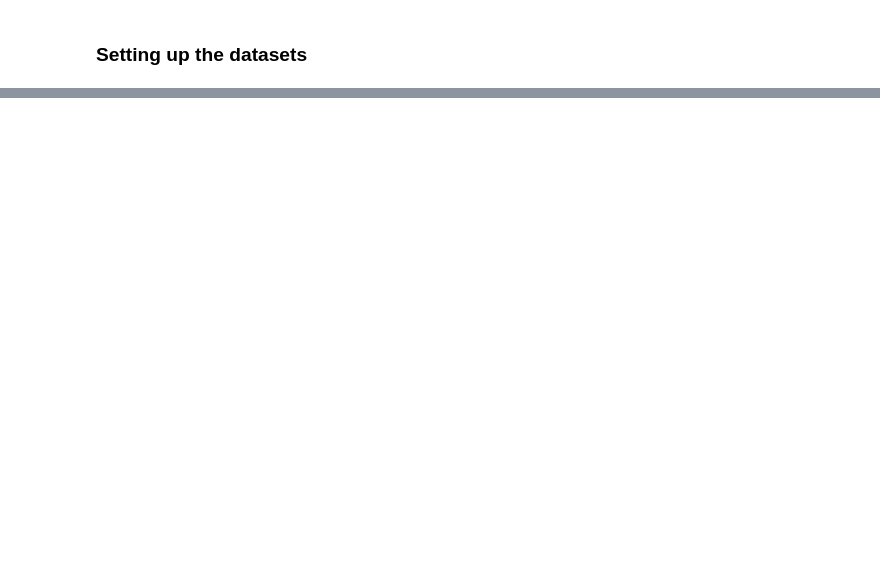
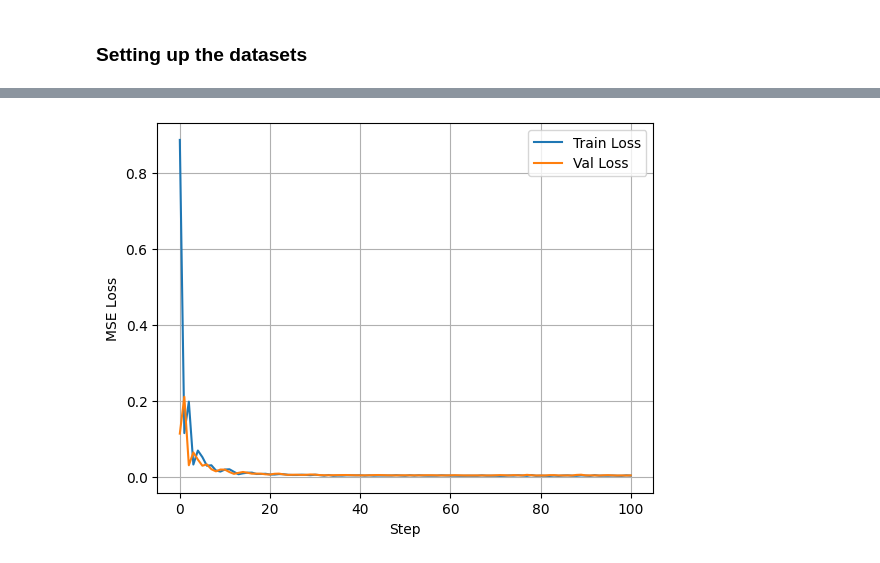
Before and after one commit to aryangarg794/four_room, a Jupyter notebook: regression.ipynb, the cells around one changed output, grey strips where cells are left out. Saved outputs shown, nothing was run; the diff lists cells and outputs as text; code cells hidden in the pictures; blank space fills up the shorter version.

Commit message:
feat: initial regression component

```diff
--- a/regression.ipynb
+++ b/regression.ipynb
@@ -19,6 +20,12 @@ gym.register('MiniGrid-FourRooms-v1', FourRoomsEnv)
 size = 19
 with open('configs/train.pl', 'rb') as file:
     train_config = dill.load(file)
+
+with open('configs/test_unreachable.pl', 'rb') as file:
+    test_config = dill.load(file)
+
+with open('configs/validation_unreachable.pl', 'rb') as file:
+    val_config = dill.load(file)
 # %%
 env = gym_wrapper(gym.make(
         'MiniGrid-FourRooms-v1',
@@ -82,4 +89,28 @@ for i in tqdm(range(len(train_config['topologies']))):
 
 with open('action_values/random_dataset.pl', 'wb') as file:
     dill.dump(random_dataset, file)
+# %%
+val_env = gym_wrapper(gym.make(
+        'MiniGrid-FourRooms-v1',
+        agent_pos= val_config['agent positions'],
+        goal_pos = val_config['goal positions'],
+        doors_pos = val_config['topologies'],
+        agent_dir = val_config['agent directions'],
+        size=size
+    ),
+    original_obs=True
+)
+# %%
+val_argmax_dataset = Dataset()
+
+for i in tqdm(range(len(val_config['topologies']))):
+    obs, _ = val_env.reset()
+    done = False
+    while not done:
+        state = obs_to_state(obs)
+        q = find_all_action_values(state[:2], state[2], state[3:5], state[5:], 0.99, size)
+        action = np.array(q).argmax()
+        val_argmax_dataset.add(obs, q, state)
+        obs, reward, terminated, truncated, info = val_env.step(action)
+        done = terminated or truncated
 # %% [markdown]
@@ -96,0 +196,3 @@ class RegressionModel(nn.Module):
+# %%
+model = RegressionModel(env.observation_space, env.action_space)
+train_losses, val_losses = model.train(argmax_dataset, val_argmax_dataset)
@@ -96,0 +201,9 @@ class RegressionModel(nn.Module):
+# %%
+plt.plot(np.arange(len(train_losses)), train_losses, label='Train Loss')
+plt.plot(np.arange(len(val_losses)), val_losses, label='Val Loss')
+plt.xlabel('Step')
+plt.ylabel('MSE Loss')
+plt.grid()
+plt.legend();
+# %% [output]
+[figure, added]
```
Also changed, not shown: parts of 4 cells of this notebook, 3 other files.
